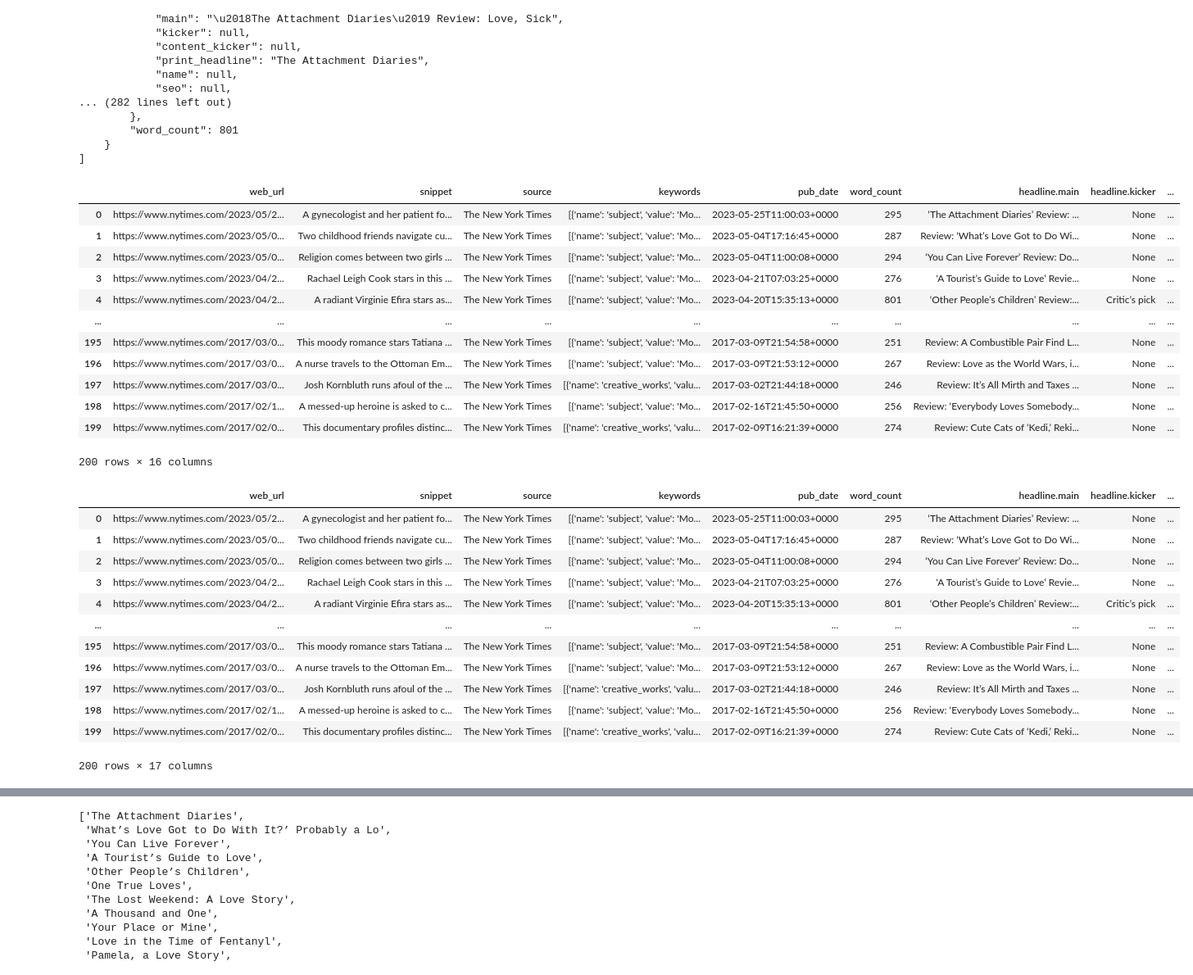
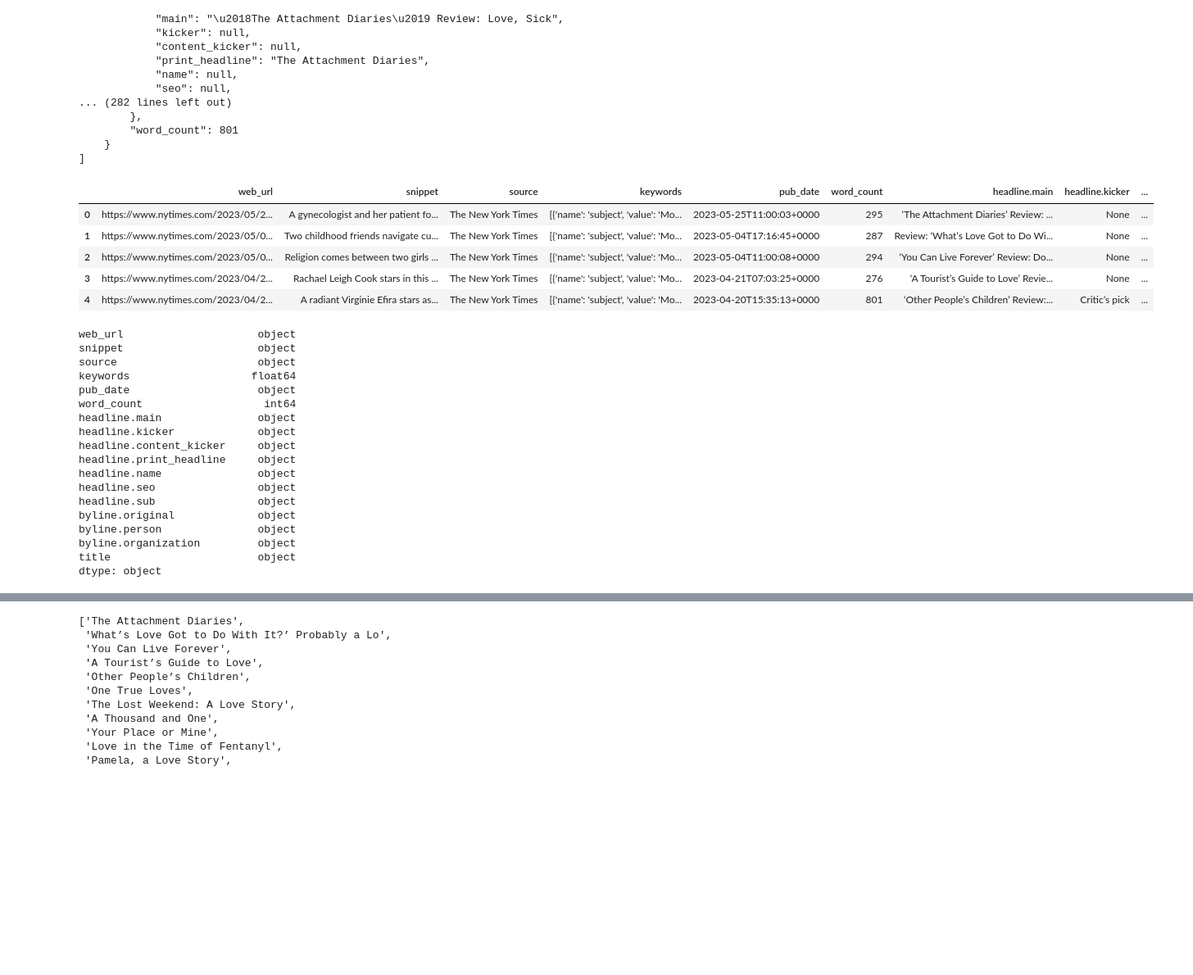
Before and after one commit to fhollan/data-sourcing, a Jupyter notebook: retrieve_movie_data.ipynb, the cells around one changed output, grey strips where cells are left out. Shown at 82% size. Drawn from its saved outputs; the diff is of its cells as text; code cells hidden in the pictures; blank space fills up the shorter version.

```diff
--- a/retrieve_movie_data.ipynb
+++ b/retrieve_movie_data.ipynb
@@ -47,25 +47,30 @@ query_url = f"{url}api-key={nyt_api_key}&begin_date={begin_date}&end_date={end_d
 review_list=[]
 
 # loop through pages 0-19
+for page in range(0, 20):
+    # create query with   page number
 
-    # create query with a page number
+    pages_query = f"{query_url}&page={page}"
     # API results show 10 articles at a time
 
 
     # Make a "GET" request and retrieve the JSON
-
+    review = requests.get(pages_query).json()
 
     # Add a twelve second interval between queries to stay within API query limits
-
+    time.sleep(12)
 
     # Try and save the reviews to the reviews_list
-
+    try:
         # loop through the reviews["response"]["docs"] and append each review to the list
-
-        # Print the page that was just retrieved
-
-
+        for review in review ["response"]["docs"]:
+            review_list.append(review)
+            # Print the page that was just retrieved
+        print(f'Checked page {page}')
+    except:
         # Print the page number that had no results then break from the loop
+        print(f"No results. Ended at page {page}")
+        break
 # %% [output]
 Checked page 0
 Checked page 1
@@ -110,39 +116,42 @@ Checked page 19
 ]
 # %%
 # Convert reviews_list to a Pandas DataFrame using json_normalize()
+df_reviews = pd.json_normalize(review_list)
+df_reviews.head()
 # %% [output]
 |  | web_url | snippet | source | keywords | pub_date | word_count | headline.main | headline.kicker | ... |
 | 0 | https://www.nytimes.com/2023/05/2... | A gynecologist and her patient fo... | The New York Times | [{'name': 'subject', 'value': 'Mo... | 2023-05-25T11:00:03+0000 | 295 | ‘The Attachment Diaries’ Review: ... | None | ... |
 | 1 | https://www.nytimes.com/2023/05/0... | Two childhood friends navigate cu... | The New York Times | [{'name': 'subject', 'value': 'Mo... | 2023-05-04T17:16:45+0000 | 287 | Review: ‘What’s Love Got to Do Wi... | None | ... |
 | 2 | https://www.nytimes.com/2023/05/0... | Religion comes between two girls ... | The New York Times | [{'name': 'subject', 'value': 'Mo... | 2023-05-04T11:00:08+0000 | 294 | ‘You Can Live Forever’ Review: Do... | None | ... |
 | 3 | https://www.nytimes.com/2023/04/2... | Rachael Leigh Cook stars in this ... | The New York Times | [{'name': 'subject', 'value': 'Mo... | 2023-04-21T07:03:25+0000 | 276 | ‘A Tourist’s Guide to Love’ Revie... | None | ... |
 | 4 | https://www.nytimes.com/2023/04/2... | A radiant Virginie Efira stars as... | The New York Times | [{'name': 'subject', 'value': 'Mo... | 2023-04-20T15:35:13+0000 | 801 | ‘Other People’s Children’ Review:... | Critic’s pick | ... |
-| ... | ... | ... | ... | ... | ... | ... | ... | ... | ... |
-| 195 | https://www.nytimes.com/2017/03/0... | This moody romance stars Tatiana ... | The New York Times | [{'name': 'subject', 'value': 'Mo... | 2017-03-09T21:54:58+0000 | 251 | Review: A Combustible Pair Find L... | None | ... |
-| 196 | https://www.nytimes.com/2017/03/0... | A nurse travels to the Ottoman Em... | The New York Times | [{'name': 'subject', 'value': 'Mo... | 2017-03-09T21:53:12+0000 | 267 | Review: Love as the World Wars, i... | None | ... |
-| 197 | https://www.nytimes.com/2017/03/0... | Josh Kornbluth runs afoul of the ... | The New York Times | [{'name': 'creative_works', 'valu... | 2017-03-02T21:44:18+0000 | 246 | Review: It’s All Mirth and Taxes ... | None | ... |
-| 198 | https://www.nytimes.com/2017/02/1... | A messed-up heroine is asked to c... | The New York Times | [{'name': 'subject', 'value': 'Mo... | 2017-02-16T21:45:50+0000 | 256 | Review: ‘Everybody Loves Somebody... | None | ... |
-| 199 | https://www.nytimes.com/2017/02/0... | This documentary profiles distinc... | The New York Times | [{'name': 'creative_works', 'valu... | 2017-02-09T16:21:39+0000 | 274 | Review: Cute Cats of ‘Kedi,’ Reki... | None | ... |
-200 rows × 16 columns
 # %%
 # Extract the title from the "headline.main" column and
 # save it to a new column "title"
 # Title is between unicode characters \u2018 and \u2019.
 # End string should include " Review" to avoid cutting title early
+df_reviews["title"] = df_reviews["headline.main"].apply(lambda x: x[x.find("\u2018")+1 : x.find("\u2019 Review")])
+#df_reviews
+df_reviews.dtypes
 # %% [output]
-|  | web_url | snippet | source | keywords | pub_date | word_count | headline.main | headline.kicker | ... |
-| 0 | https://www.nytimes.com/2023/05/2... | A gynecologist and her patient fo... | The New York Times | [{'name': 'subject', 'value': 'Mo... | 2023-05-25T11:00:03+0000 | 295 | ‘The Attachment Diaries’ Review: ... | None | ... |
-| 1 | https://www.nytimes.com/2023/05/0... | Two childhood friends navigate cu... | The New York Times | [{'name': 'subject', 'value': 'Mo... | 2023-05-04T17:16:45+0000 | 287 | Review: ‘What’s Love Got to Do Wi... | None | ... |
-| 2 | https://www.nytimes.com/2023/05/0... | Religion comes between two girls ... | The New York Times | [{'name': 'subject', 'value': 'Mo... | 2023-05-04T11:00:08+0000 | 294 | ‘You Can Live Forever’ Review: Do... | None | ... |
-| 3 | https://www.nytimes.com/2023/04/2... | Rachael Leigh Cook stars in this ... | The New York Times | [{'name': 'subject', 'value': 'Mo... | 2023-04-21T07:03:25+0000 | 276 | ‘A Tourist’s Guide to Love’ Revie... | None | ... |
-| 4 | https://www.nytimes.com/2023/04/2... | A radiant Virginie Efira stars as... | The New York Times | [{'name': 'subject', 'value': 'Mo... | 2023-04-20T15:35:13+0000 | 801 | ‘Other People’s Children’ Review:... | Critic’s pick | ... |
-| ... | ... | ... | ... | ... | ... | ... | ... | ... | ... |
-| 195 | https://www.nytimes.com/2017/03/0... | This moody romance stars Tatiana ... | The New York Times | [{'name': 'subject', 'value': 'Mo... | 2017-03-09T21:54:58+0000 | 251 | Review: A Combustible Pair Find L... | None | ... |
-| 196 | https://www.nytimes.com/2017/03/0... | A nurse travels to the Ottoman Em... | The New York Times | [{'name': 'subject', 'value': 'Mo... | 2017-03-09T21:53:12+0000 | 267 | Review: Love as the World Wars, i... | None | ... |
-| 197 | https://www.nytimes.com/2017/03/0... | Josh Kornbluth runs afoul of the ... | The New York Times | [{'name': 'creative_works', 'valu... | 2017-03-02T21:44:18+0000 | 246 | Review: It’s All Mirth and Taxes ... | None | ... |
-| 198 | https://www.nytimes.com/2017/02/1... | A messed-up heroine is asked to c... | The New York Times | [{'name': 'subject', 'value': 'Mo... | 2017-02-16T21:45:50+0000 | 256 | Review: ‘Everybody Loves Somebody... | None | ... |
-| 199 | https://www.nytimes.com/2017/02/0... | This documentary profiles distinc... | The New York Times | [{'name': 'creative_works', 'valu... | 2017-02-09T16:21:39+0000 | 274 | Review: Cute Cats of ‘Kedi,’ Reki... | None | ... |
-200 rows × 17 columns
+web_url                     object
+snippet                     object
+source                      object
+keywords                   float64
+pub_date                    object
+word_count                   int64
+headline.main               object
+headline.kicker             object
+headline.content_kicker     object
+headline.print_headline     object
+headline.name               object
+headline.seo                object
+headline.sub                object
+byline.original             object
+byline.person               object
+byline.organization         object
+title                       object
+dtype: object
 # %%
 # Extract 'name' and 'value' from items in "keywords" column
 def extract_keywords(keyword_list):
```
Also changed, not shown: parts of 3 cells of this notebook.
